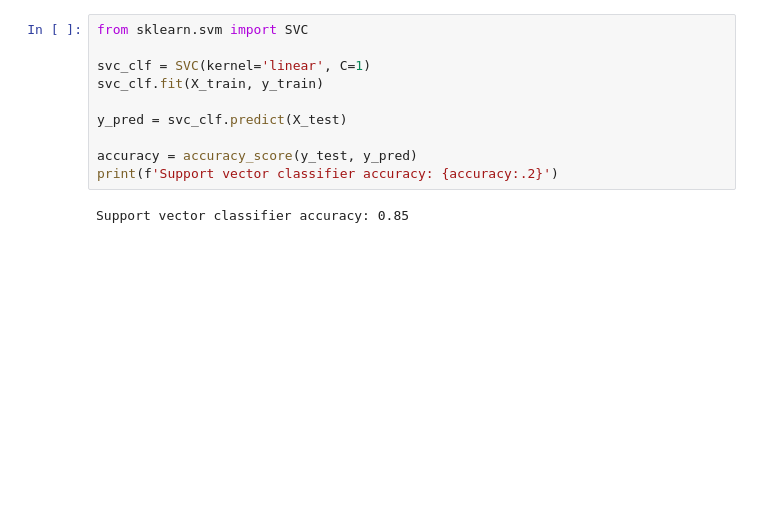
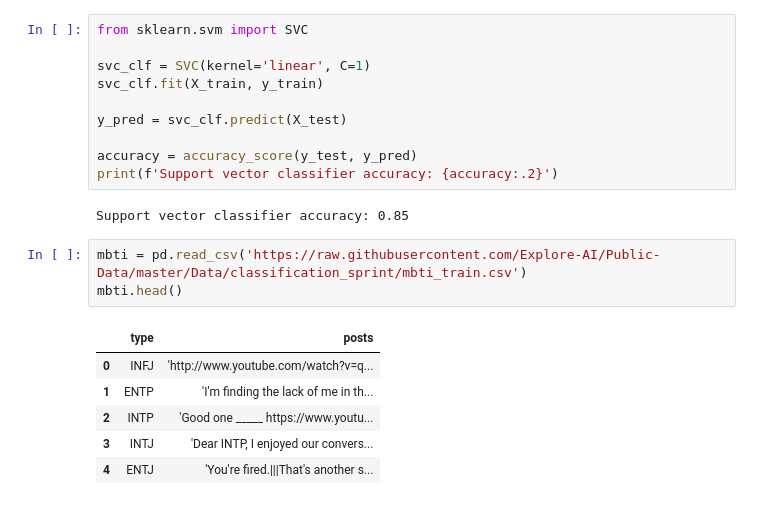
Before and after one commit to Bonakele1/British-Airways-Customer-Booking, a Jupyter notebook: Customer booking.ipynb, the cells around one changed output. Drawn from its saved outputs; the diff is of its cells as text; blank space fills up the shorter version.

```diff
--- a/Customer booking.ipynb
+++ b/Customer booking.ipynb
@@ -309,3 +309,13 @@ accuracy = accuracy_score(y_test, y_pred)
 print(f'Support vector classifier accuracy: {accuracy:.2}')
 # %% [output]
 Support vector classifier accuracy: 0.85
+# %%
+mbti = pd.read_csv('https://raw.githubusercontent.com/Explore-AI/Public-Data/master/Data/classification_sprint/mbti_train.csv')
+mbti.head()
+# %% [output]
+|  | type | posts |
+| 0 | INFJ | 'http://www.youtube.com/watch?v=q... |
+| 1 | ENTP | 'I'm finding the lack of me in th... |
+| 2 | INTP | 'Good one _____ https://www.youtu... |
+| 3 | INTJ | 'Dear INTP, I enjoyed our convers... |
+| 4 | ENTJ | 'You're fired.|||That's another s... |
```
